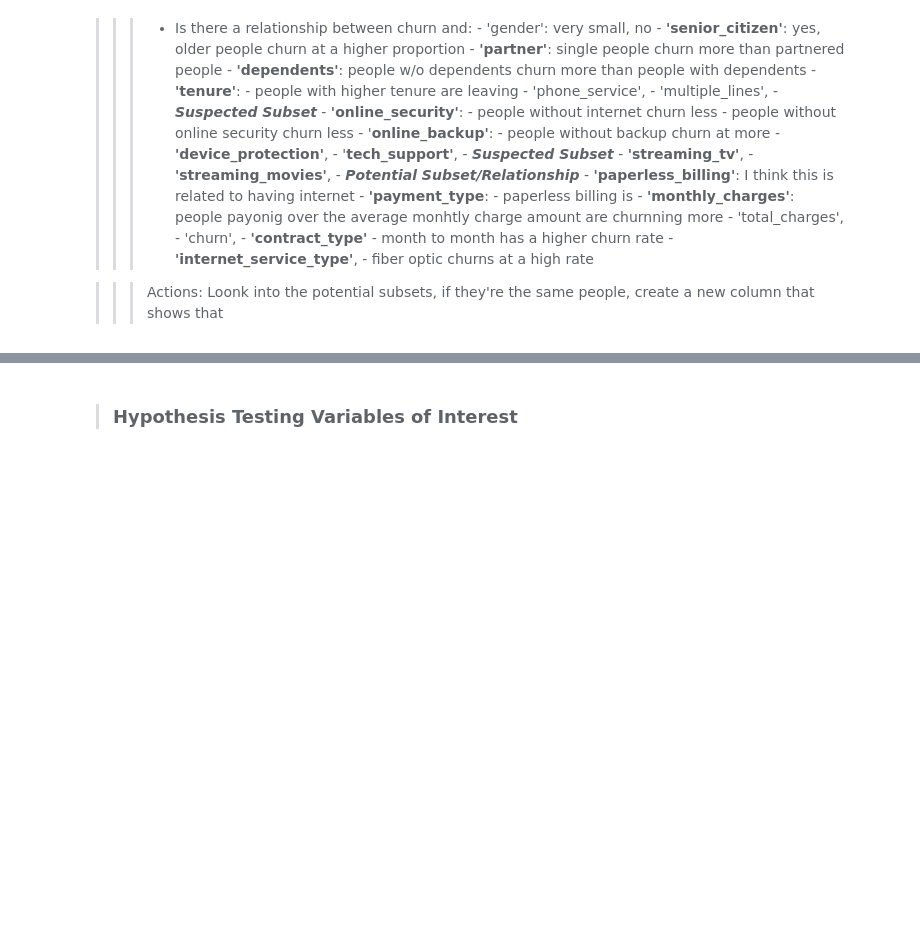
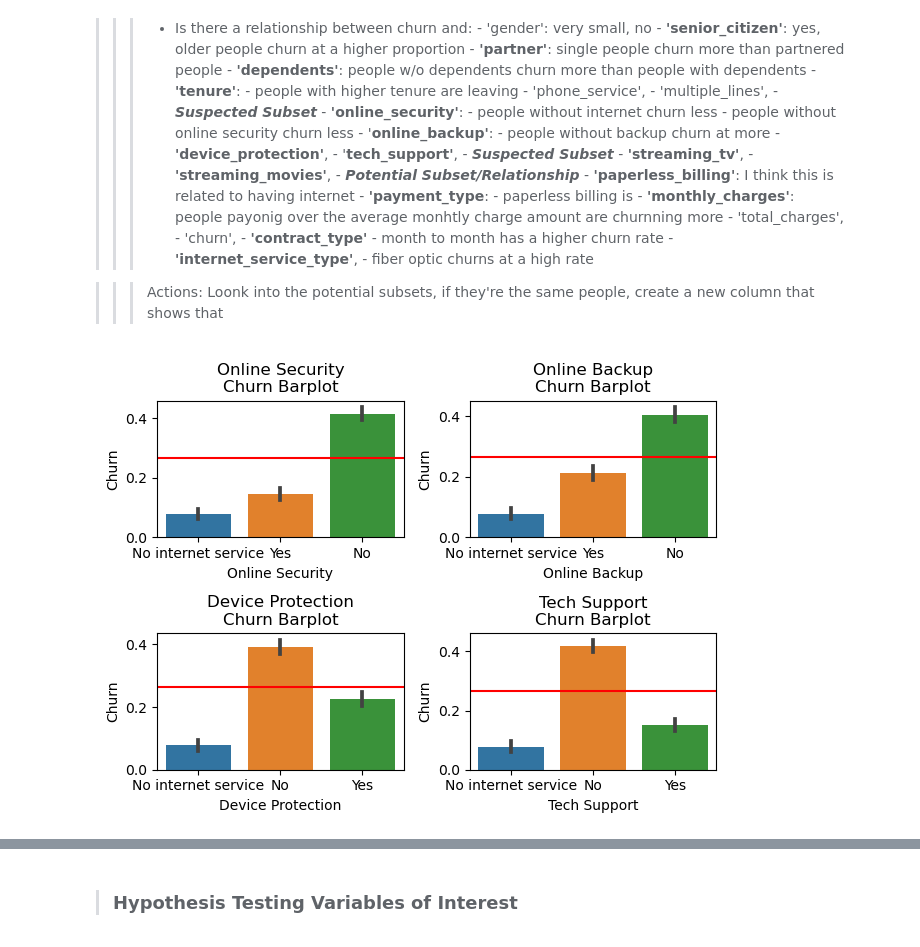
Before and after one commit to aaron-mv-moore/classification-telco-project, a Jupyter notebook: Plan.ipynb, the cells around one changed output, grey strips where cells are left out. Drawn from its saved outputs; the diff is of its cells as text; code cells hidden in the pictures; blank space fills up the shorter version.

```diff
--- a/Plan.ipynb
+++ b/Plan.ipynb
@@ -647,0 +808,4 @@ bivariate_stats(train)
+# %%
+telco_internet_service_supports()
+# %% [output]
+[figure, added]
```
Also changed, not shown: parts of 48 cells of this notebook, 5 other files.
